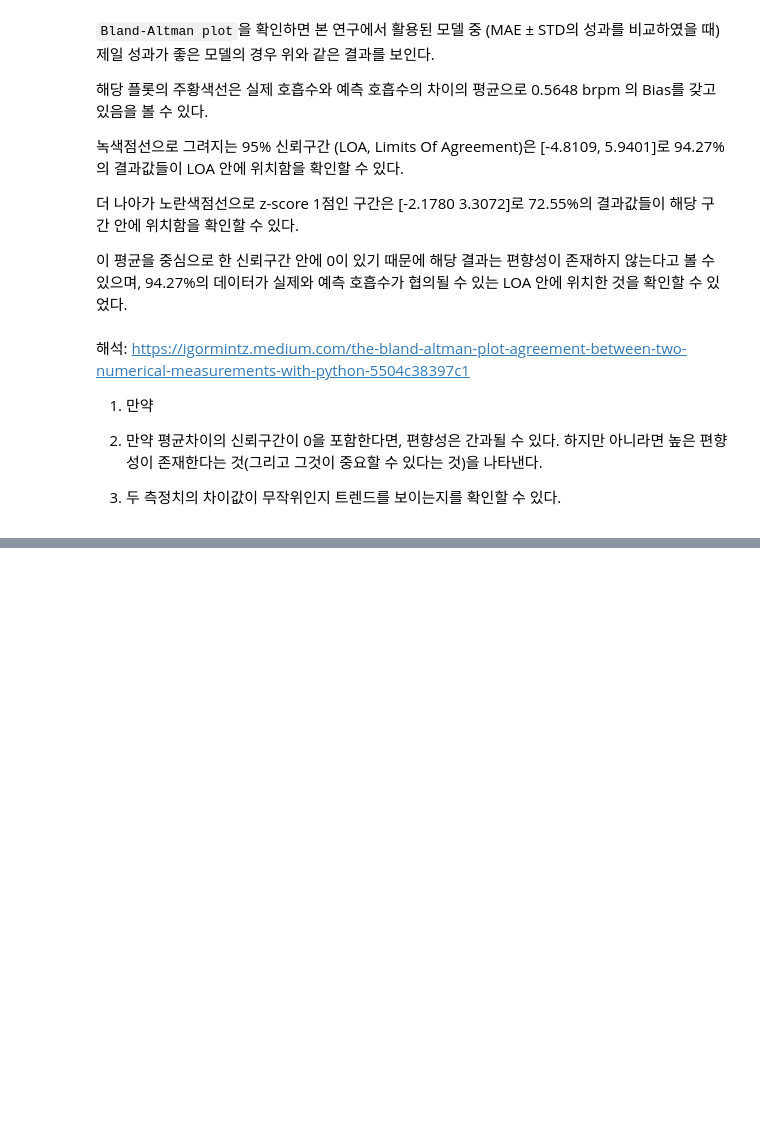
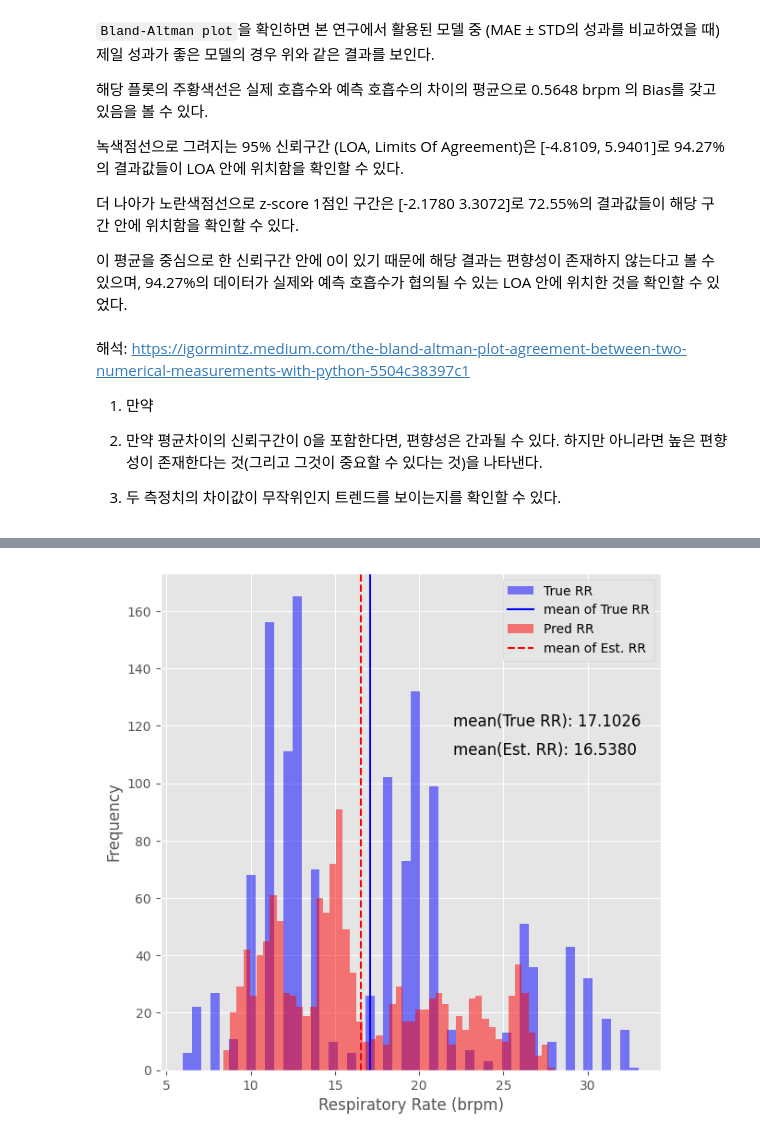
Before and after one commit to Noritheyellow/Project-RRpo-2ndStudy, a Jupyter notebook: src/60_results.ipynb, the cells around one changed output, grey strips where cells are left out. Drawn from its saved outputs; the diff is of its cells as text; code cells hidden in the pictures; blank space fills up the shorter version.

```diff
--- a/src/60_results.ipynb
+++ b/src/60_results.ipynb
@@ -419,0 +463,14 @@ Bland-Altman plot은 임의의 데이터에 대한 히스토그램을 위에서
+# %%
+plt.figure(figsize=(7,7))
+plt.hist(y_val[idx], bins=50, color='b', alpha=.5, label='True RR')
+plt.axvline(np.mean(y_val[idx]), color='b', linestyle='-',label='mean of True RR')
+plt.hist(y_preds[idx], bins=50, color='r', alpha=.5, label='Pred RR')
+plt.axvline(np.mean(y_preds[idx]), color='r', linestyle='--', label='mean of Est. RR')
+plt.text(22,120, f'mean(True RR): {np.mean(y_val[idx]):.4f}', fontsize=12)
+plt.text(22,110, f'mean(Est. RR): {np.mean(y_preds[idx]):.4f}', fontsize=12)
+plt.xlabel('Respiratory Rate (brpm)')
+plt.ylabel('Frequency')
+plt.legend()
+plt.show()
+# %% [output]
+[figure, added]
```
Also changed, not shown: parts of 35 cells of this notebook, 2 other files.
